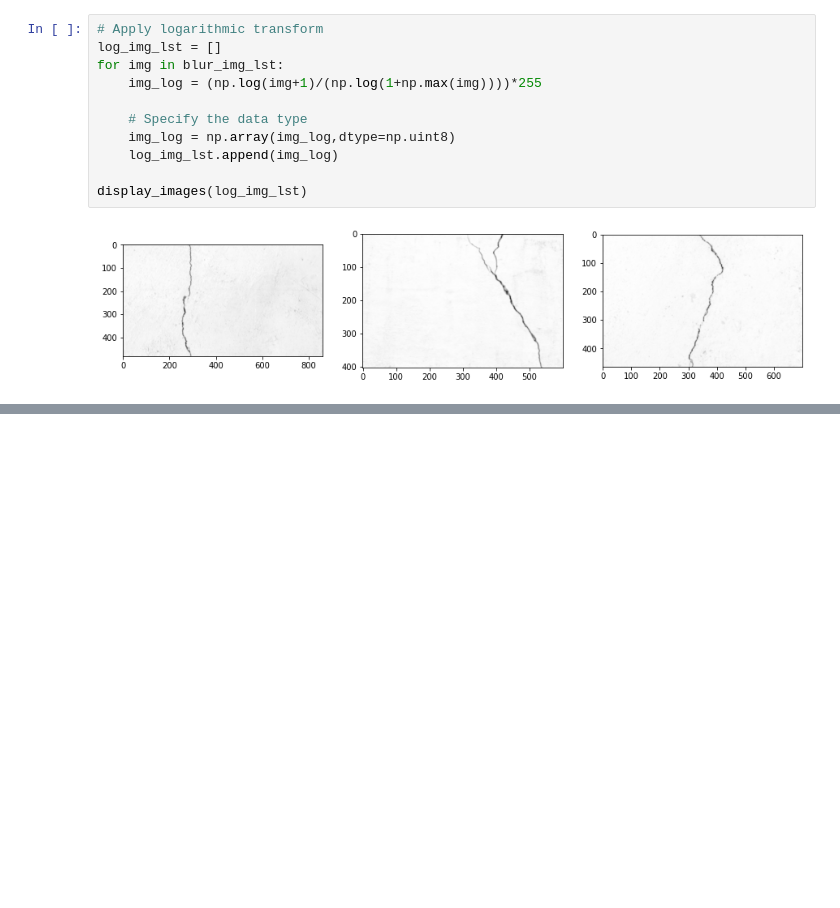
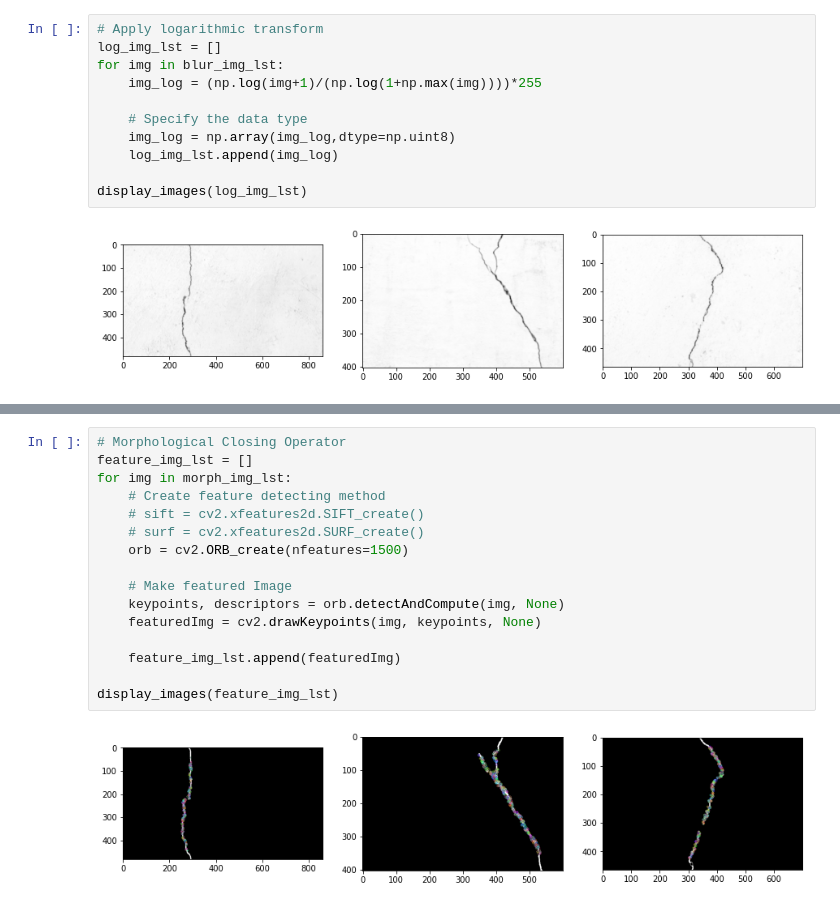
Before and after one commit to Maaitrayo/Wall-Crack-Detection, a Jupyter notebook: crackDetection.ipynb, the cells around one changed output, grey strips where cells are left out. Saved outputs shown, nothing was run; the diff lists cells and outputs as text; blank space fills up the shorter version.

```diff
--- a/crackDetection.ipynb
+++ b/crackDetection.ipynb
@@ -73,0 +105,18 @@ display_images(log_img_lst)
+# %%
+# Morphological Closing Operator
+feature_img_lst = []
+for img in morph_img_lst:
+    # Create feature detecting method
+    # sift = cv2.xfeatures2d.SIFT_create()
+    # surf = cv2.xfeatures2d.SURF_create()
+    orb = cv2.ORB_create(nfeatures=1500)
+
+    # Make featured Image
+    keypoints, descriptors = orb.detectAndCompute(img, None)
+    featuredImg = cv2.drawKeypoints(img, keypoints, None)
+
+    feature_img_lst.append(featuredImg)
+
+display_images(feature_img_lst)
+# %% [output]
+[figure, added]
```
Also changed, not shown: parts of 6 cells of this notebook, 3 other files.
